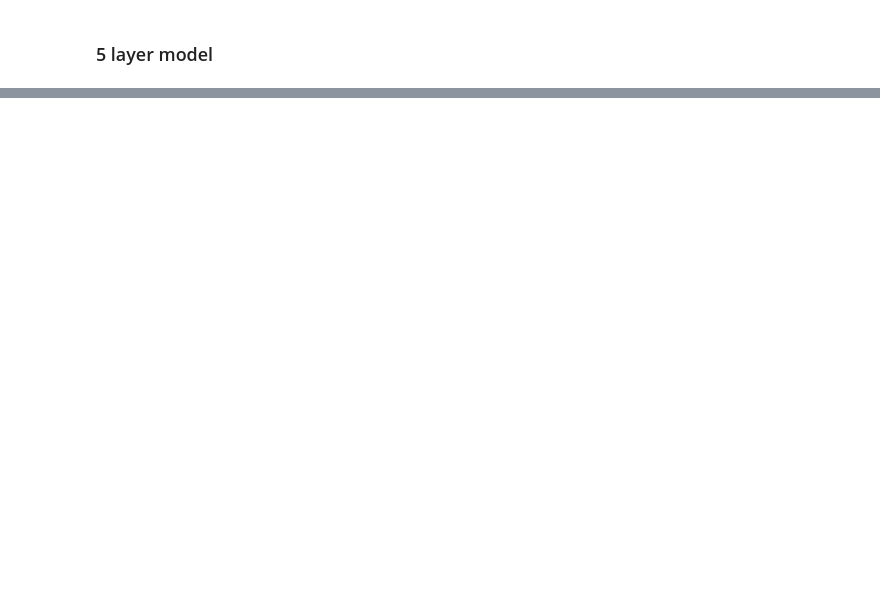
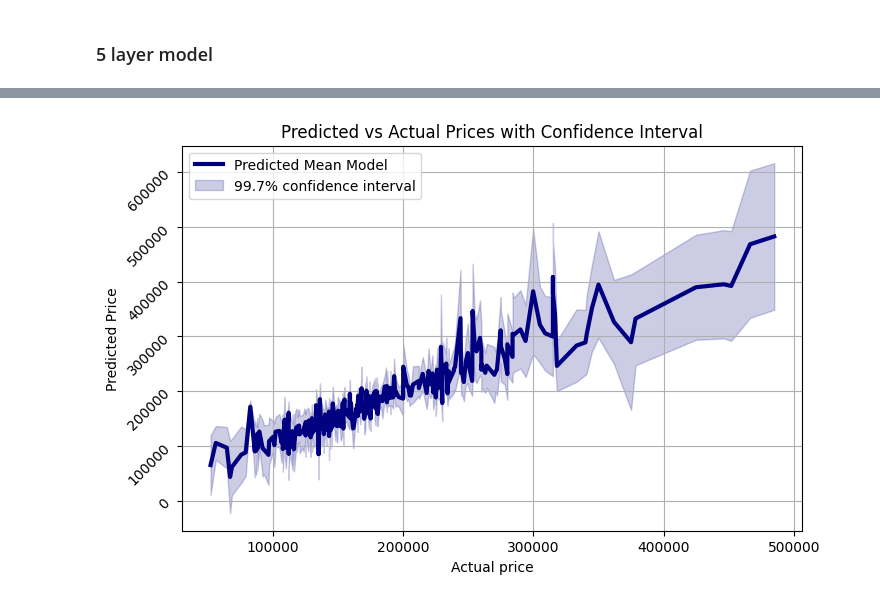
Before and after one commit to chomchom69420/stats-project, a Jupyter notebook: hpp.ipynb, the cells around one changed output, grey strips where cells are left out. Cells and saved outputs as stored; diff of their text form; code cells hidden in the pictures; blank space fills up the shorter version.

```diff
--- a/hpp.ipynb
+++ b/hpp.ipynb
@@ -322,0 +398,8 @@ R2 score = 0.8643
+# %%
+mean_pred = torch.mean(results, axis=0)
+mean_with_price = torch.stack((mean_pred, y_test.squeeze()))
+
+s_indices = torch.argsort(mean_with_price[1])
+mean_with_price = mean_with_price[:, s_indices]
+
+mean_with_price[0]
@@ -322,0 +424,19 @@ R2 score = 0.8643
+# %%
+mean_values = mean_with_price[0].detach().numpy()
+std_values = results_with_prices[0].detach().numpy()
+# %%
+mean_values = scaler_y.inverse_transform(mean_values.reshape(1,-1)).squeeze()
+# %%
+plt.figure(figsize=(8,5))
+plt.plot(sorted_prices.squeeze(), mean_values, color='navy', lw=3, label='Predicted Mean Model')
+plt.fill_between(sorted_prices.squeeze(), mean_values -3.0*std_values, mean_values+3.0*std_values, alpha=0.2, color='navy', label='99.7% confidence interval')
+plt.legend(loc='upper left')
+plt.xlabel('Actual price')
+plt.ylabel('Predicted Price')
+plt.yticks(rotation=45)
+plt.title("Predicted vs Actual Prices with Confidence Interval")
+# plt.ylim([0, 600000])
+plt.grid()
+plt.savefig("hpp.pdf", dpi=300)
+# %% [output]
+[figure, added]
```
Also changed, not shown: parts of 37 cells of this notebook.
